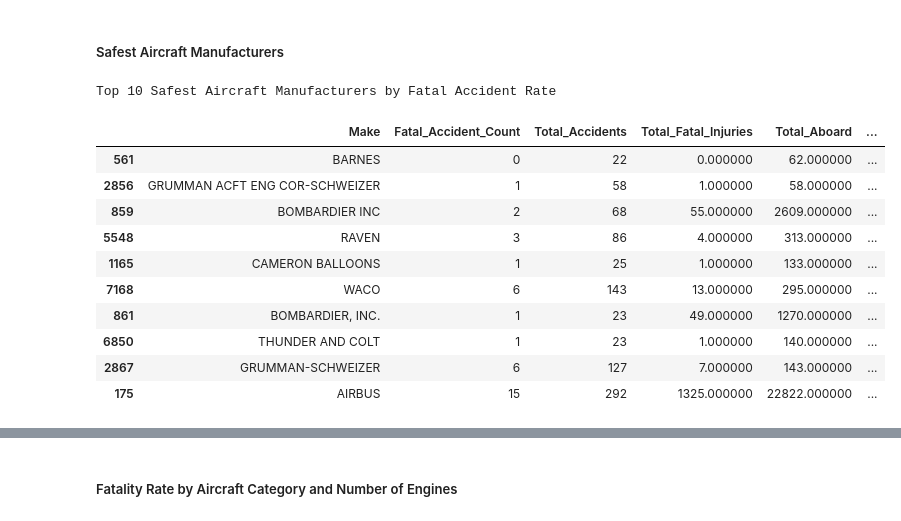
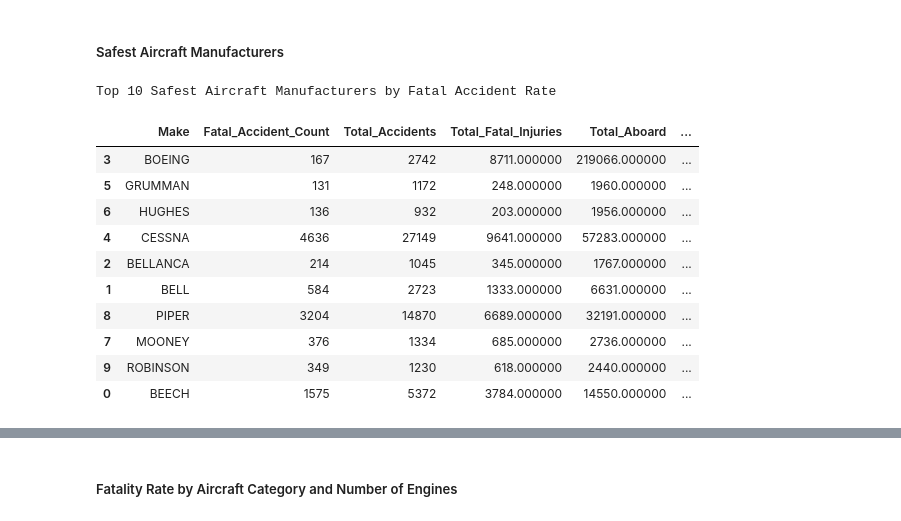
Before and after one commit to HuldahCR/Aircraft-Risk-Assessment-Phase-One-Project, a Jupyter notebook: Draft_Risk_Assessment.ipynb, the cells around one changed output, grey strips where cells are left out. Saved outputs shown, nothing was run; the diff lists cells and outputs as text; code cells hidden in the pictures.

```diff
--- a/Draft_Risk_Assessment.ipynb
+++ b/Draft_Risk_Assessment.ipynb
@@ -3143,40 +3159,40 @@ Multivariate analysis can be used to answer a variety of questions about the rel
 # %% [markdown]
 ##### Safest Aircraft  Manufacturers
 # %%
-#Group by Make
-make_safety = df.groupby('Make').agg(
+#Group by Top 10 Makes
+make_safety = df_top_makes.groupby('Make').agg(
     Fatal_Accident_Count=('Fatal_Accident', 'sum'),
     Total_Accidents=('Fatal_Accident', 'count'),
     Total_Fatal_Injuries=('Total_Fatal_Injuries', 'sum'),
     Total_Aboard=('Total_Aboard', 'sum')
 ).reset_index()
 
 #Compute safety metrics
 make_safety['Fatal_Accident_Rate'] = (make_safety['Fatal_Accident_Count'] / make_safety['Total_Accidents']) * 100
 make_safety['Fatality_Rate'] = (make_safety['Total_Fatal_Injuries']/make_safety['Total_Aboard'])*100
 
 #Keep aircraft with enough accident records to be meaningful/reliable
 make_safety_filtered = make_safety[(make_safety['Total_Accidents'] >= 20) & (make_safety['Total_Aboard'] >= 50)]
 
 #Sort by lowest fatal accident rate
 safest_makes = make_safety_filtered.sort_values(by='Fatal_Accident_Rate').head(10)
 
 #Display as a pivot style table
 safest_makes[['Make', 'Fatal_Accident_Count', 'Total_Accidents', 'Total_Fatal_Injuries',
                  'Total_Aboard', 'Fatal_Accident_Rate', 'Fatality_Rate']].style \
     .format({'Fatal_Accident_Rate (%)': '{:.2f}%', 'Fatality_Rate (%)': '{:.2f}%'}) \
     .background_gradient(cmap='Greens', subset=['Fatality_Rate']) \
     .set_caption("Top 10 Safest Aircraft Manufacturers by Fatal Accident Rate")
 # %% [output]
 Top 10 Safest Aircraft Manufacturers by Fatal Accident Rate
 |  | Make | Fatal_Accident_Count | Total_Accidents | Total_Fatal_Injuries | Total_Aboard | ... |
-| 561 | BARNES | 0 | 22 | 0.000000 | 62.000000 | ... |
-| 2856 | GRUMMAN ACFT ENG COR-SCHWEIZER | 1 | 58 | 1.000000 | 58.000000 | ... |
-| 859 | BOMBARDIER INC | 2 | 68 | 55.000000 | 2609.000000 | ... |
-| 5548 | RAVEN | 3 | 86 | 4.000000 | 313.000000 | ... |
-| 1165 | CAMERON BALLOONS | 1 | 25 | 1.000000 | 133.000000 | ... |
-| 7168 | WACO | 6 | 143 | 13.000000 | 295.000000 | ... |
-| 861 | BOMBARDIER, INC. | 1 | 23 | 49.000000 | 1270.000000 | ... |
-| 6850 | THUNDER AND COLT | 1 | 23 | 1.000000 | 140.000000 | ... |
-| 2867 | GRUMMAN-SCHWEIZER | 6 | 127 | 7.000000 | 143.000000 | ... |
-| 175 | AIRBUS | 15 | 292 | 1325.000000 | 22822.000000 | ... |
+| 3 | BOEING | 167 | 2742 | 8711.000000 | 219066.000000 | ... |
+| 5 | GRUMMAN | 131 | 1172 | 248.000000 | 1960.000000 | ... |
+| 6 | HUGHES | 136 | 932 | 203.000000 | 1956.000000 | ... |
+| 4 | CESSNA | 4636 | 27149 | 9641.000000 | 57283.000000 | ... |
+| 2 | BELLANCA | 214 | 1045 | 345.000000 | 1767.000000 | ... |
+| 1 | BELL | 584 | 2723 | 1333.000000 | 6631.000000 | ... |
+| 8 | PIPER | 3204 | 14870 | 6689.000000 | 32191.000000 | ... |
+| 7 | MOONEY | 376 | 1334 | 685.000000 | 2736.000000 | ... |
+| 9 | ROBINSON | 349 | 1230 | 618.000000 | 2440.000000 | ... |
+| 0 | BEECH | 1575 | 5372 | 3784.000000 | 14550.000000 | ... |
```
Also changed, not shown: parts of 32 cells of this notebook.
